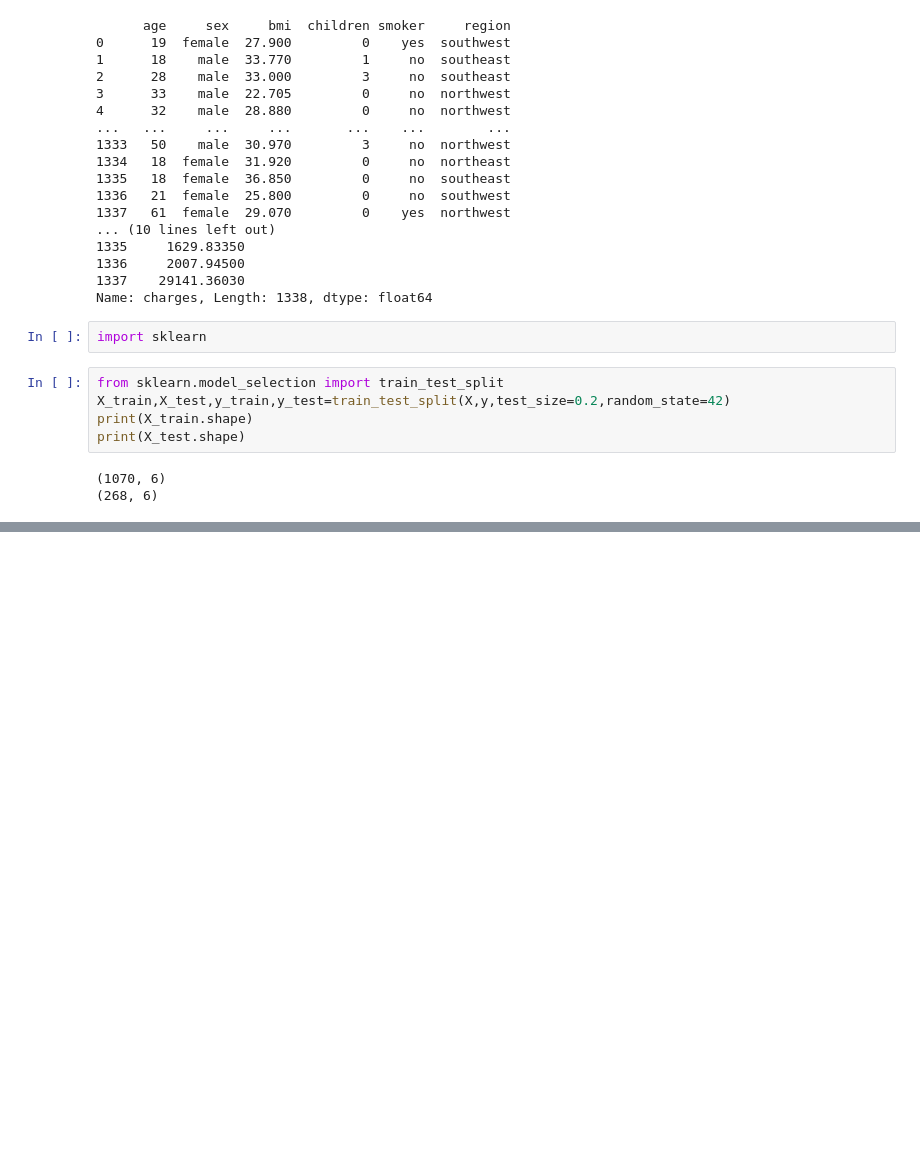
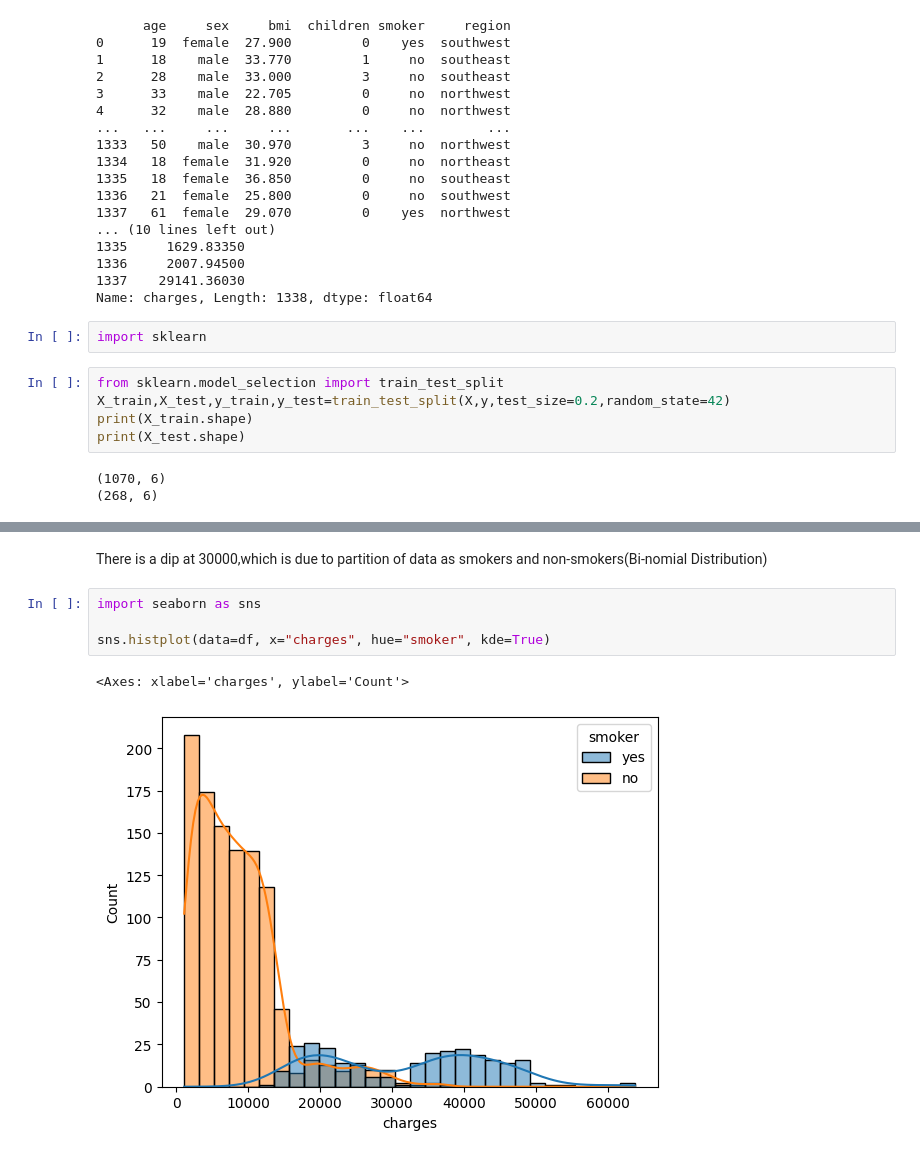
Before and after one commit to Revanth-reddy080/Medical-Insurance-Cost-Prediction, a Jupyter notebook: notebooks/insurance_cost.ipynb, the cells around one changed output, grey strips where cells are left out. Saved outputs shown, nothing was run; the diff lists cells and outputs as text; blank space fills up the shorter version.

Commit message:
Initial ML workflow: data loading, EDA and insights

```diff
--- a/notebooks/insurance_cost.ipynb
+++ b/notebooks/insurance_cost.ipynb
@@ -100,0 +112,9 @@ print(X_test.shape)
+# %% [markdown]
+There is a dip at 30000,which is due to partition of data as smokers and non-smokers(Bi-nomial Distribution)
+# %%
+import seaborn as sns
+
+sns.histplot(data=df, x="charges", hue="smoker", kde=True)
+# %% [output]
+<Axes: xlabel='charges', ylabel='Count'>
+[figure, added]
```
Also changed, not shown: parts of 8 cells of this notebook.
